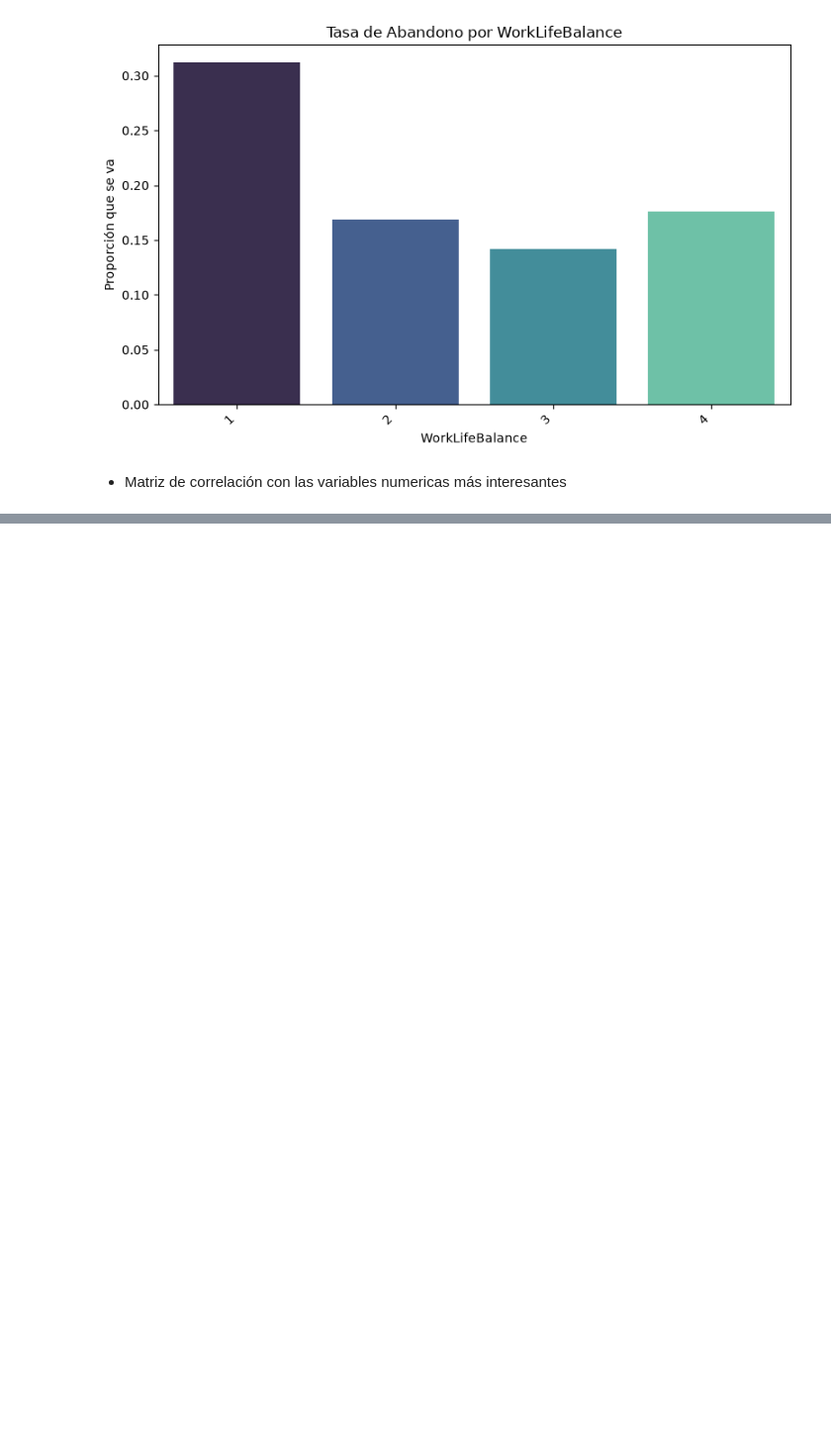
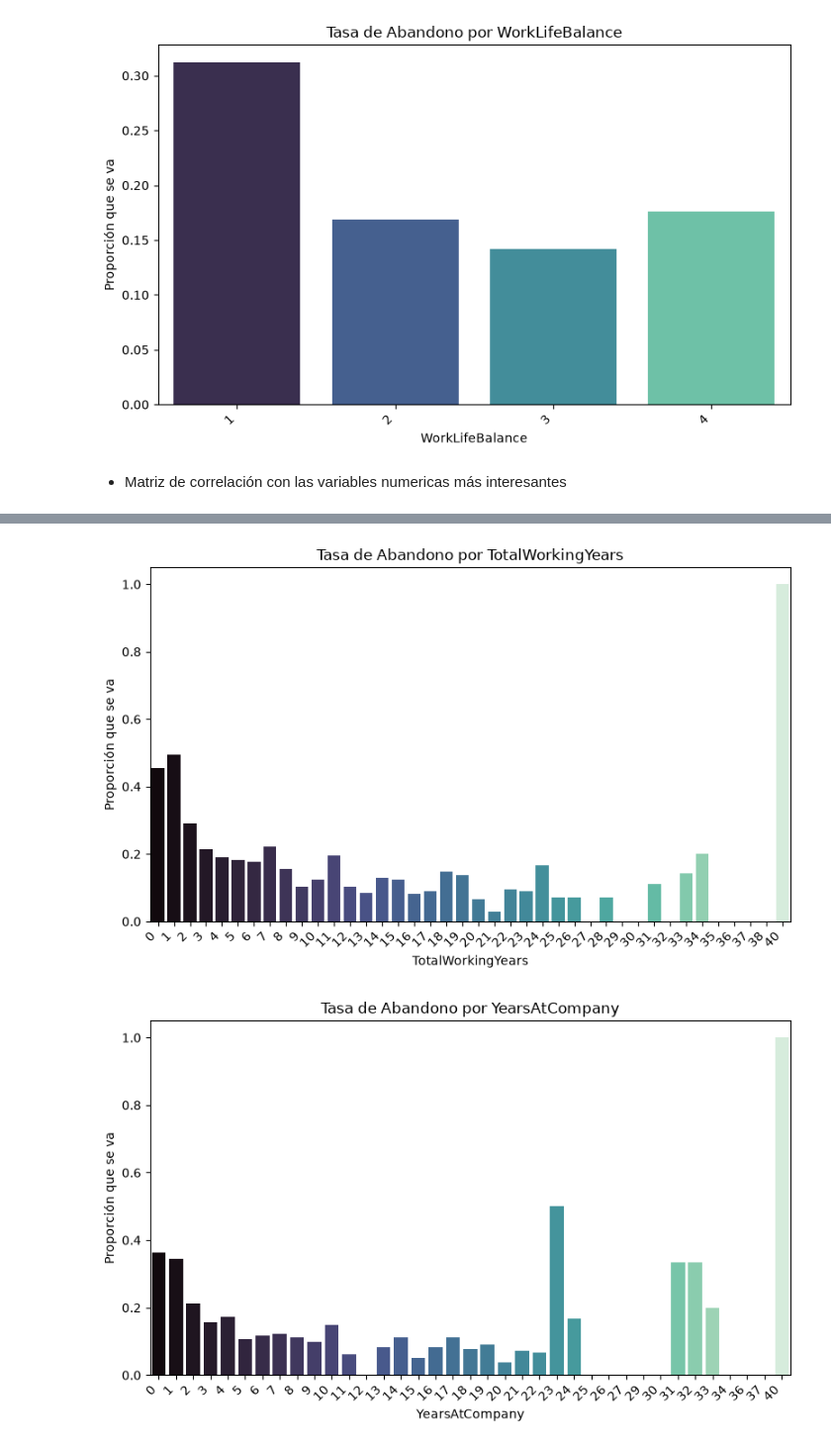
Before and after one commit to Adalab/project-da-promo-67-modulo-3-team-2, a Jupyter notebook: correlacion.ipynb, the cells around one changed output, grey strips where cells are left out. Shown at 99% size. Saved outputs shown, nothing was run; the diff lists cells and outputs as text; code cells hidden in the pictures; blank space fills up the shorter version.

```diff
--- a/correlacion.ipynb
+++ b/correlacion.ipynb
@@ -108,0 +124,5 @@ plt.show()
+# %%
+crear_graficos_barras(df_final, variables_tiempo)
+# %% [output]
+[figure, added]
+[figure, added]
```
Also changed, not shown: parts of 10 cells of this notebook.
